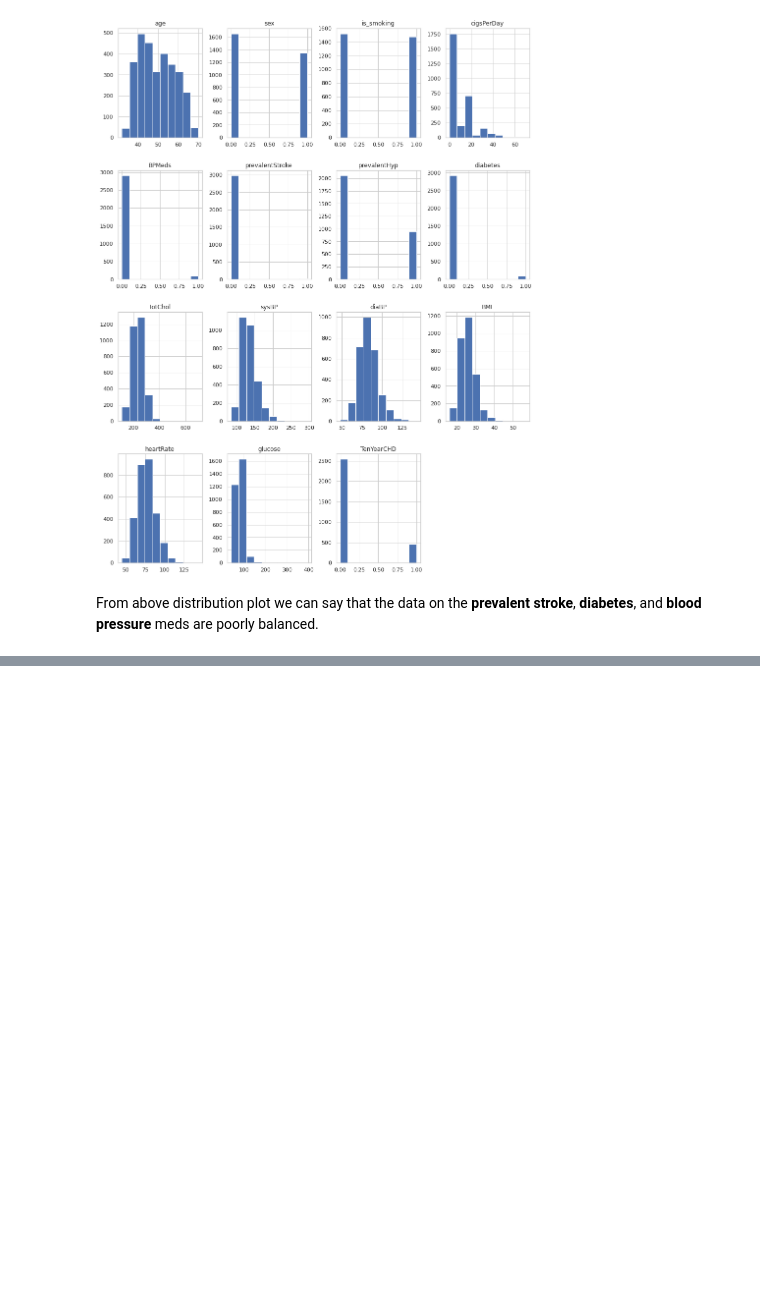
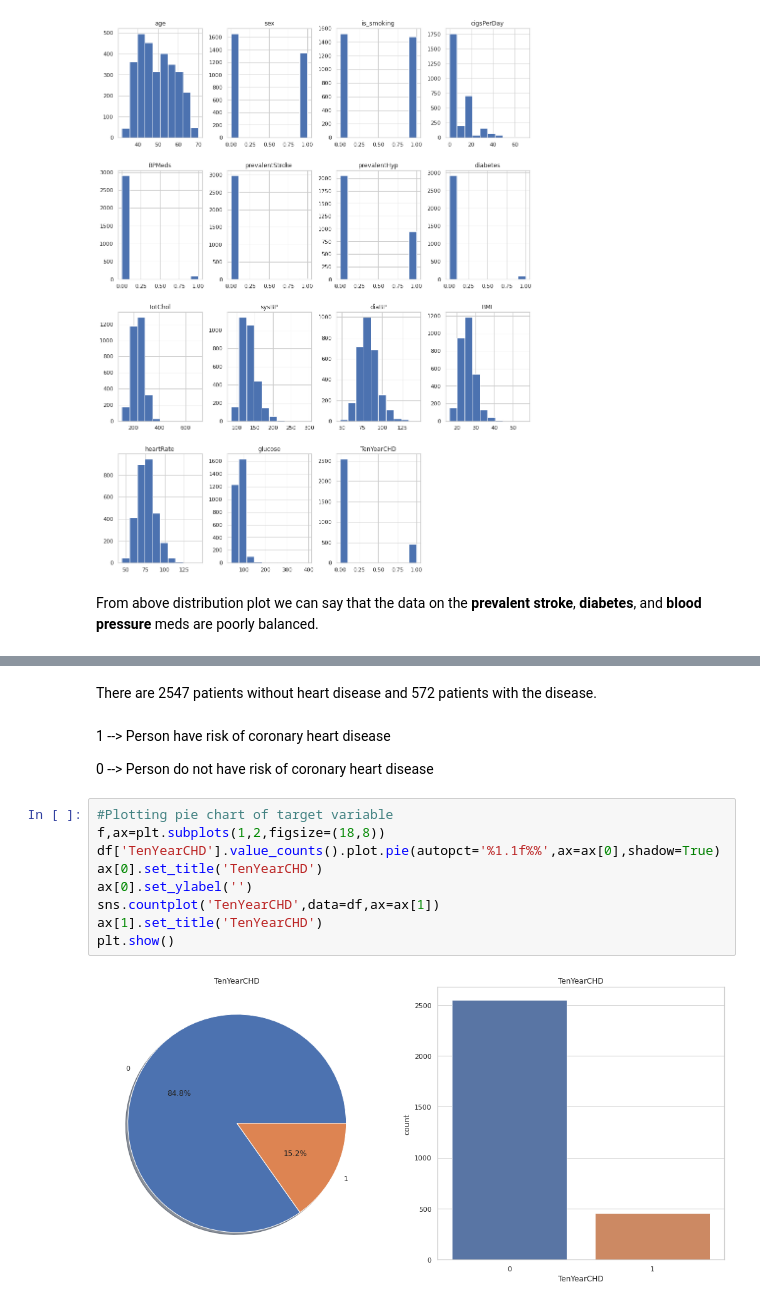
Before and after one commit to RITIK1442840127/Cardiovascular-Risk-Prediction-, a Jupyter notebook: Capstone_Project_3_Cardiovascular_Risk_Prediction_Ritik_Tiwari.ipynb, the cells around one changed output, grey strips where cells are left out. Drawn from its saved outputs; the diff is of its cells as text; blank space fills up the shorter version.

```diff
--- a/Capstone_Project_3_Cardiovascular_Risk_Prediction_Ritik_Tiwari.ipynb
+++ b/Capstone_Project_3_Cardiovascular_Risk_Prediction_Ritik_Tiwari.ipynb
@@ -334,0 +346,17 @@ From above distribution plot we can say that the data on the **prevalent stroke*
+# %% [markdown]
+There are 2547 patients without heart disease and 572 patients with the disease.
+# %% [markdown]
+1 --> Person have risk of coronary heart disease
+
+0 --> Person do not have risk of coronary heart disease
+# %%
+#Plotting pie chart of target variable
+f,ax=plt.subplots(1,2,figsize=(18,8))
+df['TenYearCHD'].value_counts().plot.pie(autopct='%1.1f%%',ax=ax[0],shadow=True)
+ax[0].set_title('TenYearCHD')
+ax[0].set_ylabel('')
+sns.countplot('TenYearCHD',data=df,ax=ax[1])
+ax[1].set_title('TenYearCHD')
+plt.show()
+# %% [output]
+[figure, added]
```
Also changed, not shown: parts of 15 cells of this notebook.
